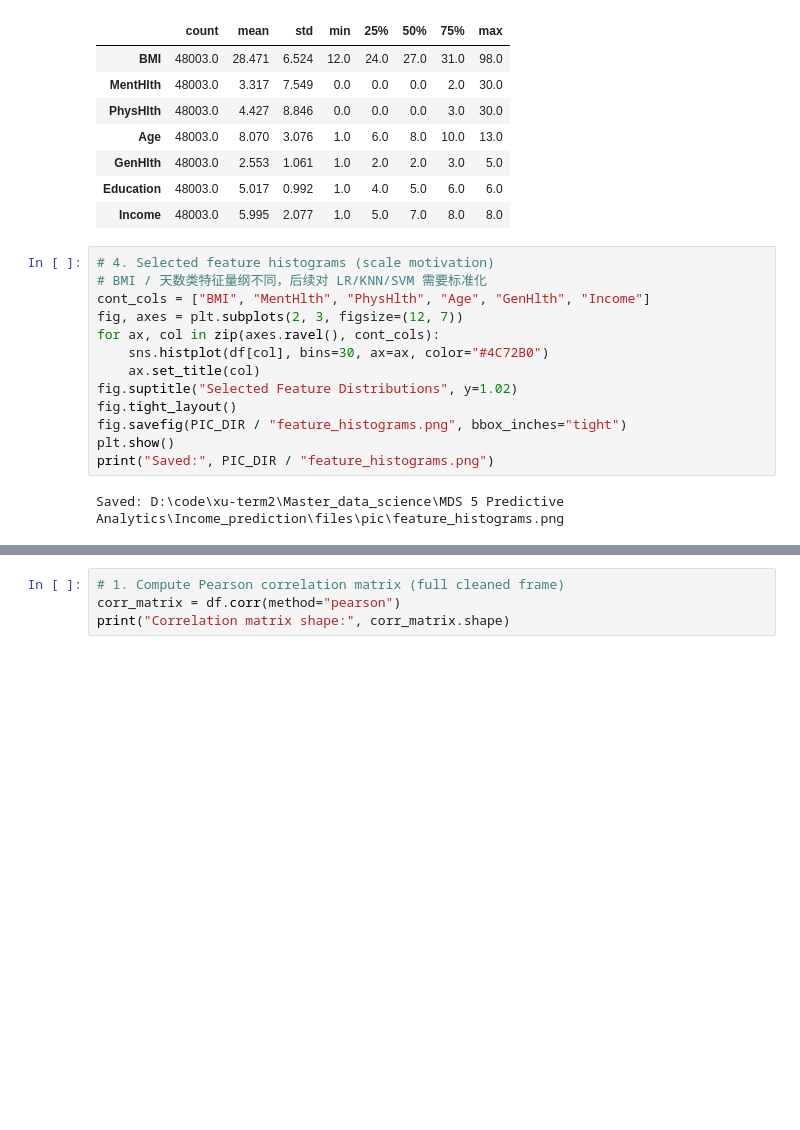
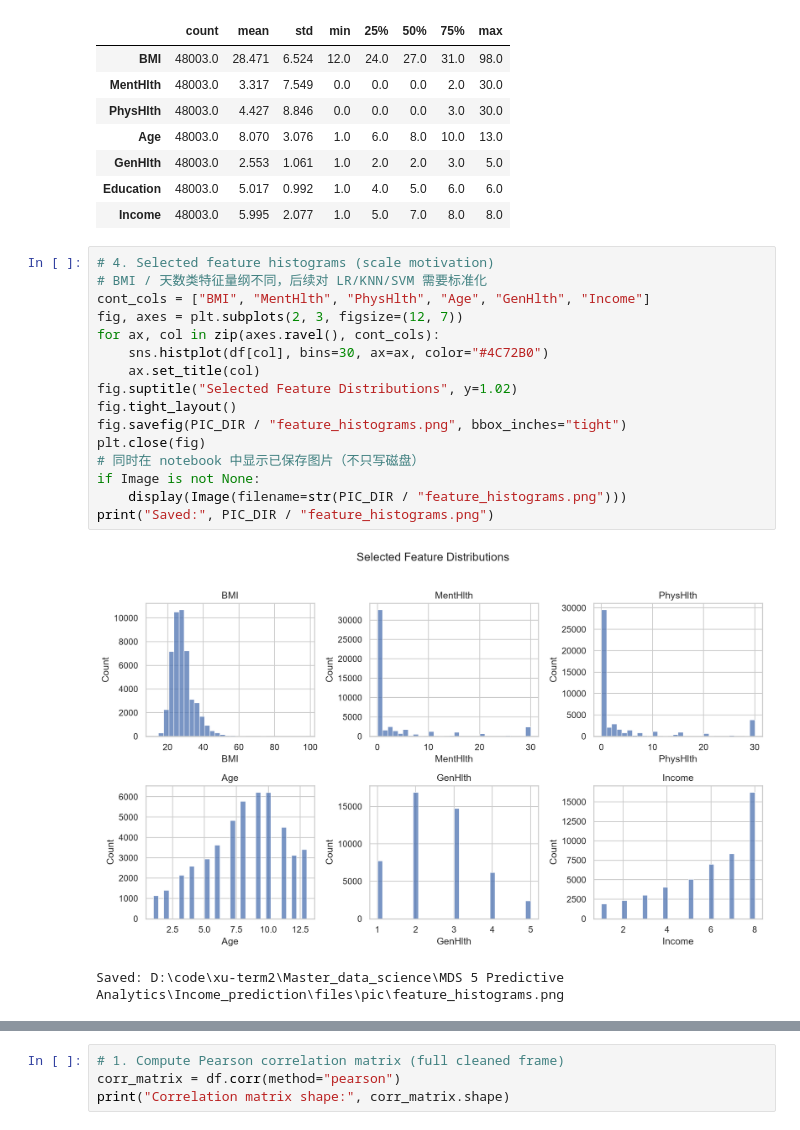
Before and after one commit to nikk909/mds5_Income_prediction, a Jupyter notebook: diabetes_ml_benchmark.ipynb, the cells around one changed output, grey strips where cells are left out. Saved outputs shown, nothing was run; the diff lists cells and outputs as text; blank space fills up the shorter version.

```diff
--- a/diabetes_ml_benchmark.ipynb
+++ b/diabetes_ml_benchmark.ipynb
@@ -181,17 +177,21 @@ display(desc)
 # %%
 # 4. Selected feature histograms (scale motivation)
 # BMI / 天数类特征量纲不同，后续对 LR/KNN/SVM 需要标准化
 cont_cols = ["BMI", "MentHlth", "PhysHlth", "Age", "GenHlth", "Income"]
 fig, axes = plt.subplots(2, 3, figsize=(12, 7))
 for ax, col in zip(axes.ravel(), cont_cols):
     sns.histplot(df[col], bins=30, ax=ax, color="#4C72B0")
     ax.set_title(col)
 fig.suptitle("Selected Feature Distributions", y=1.02)
 fig.tight_layout()
 fig.savefig(PIC_DIR / "feature_histograms.png", bbox_inches="tight")
-plt.show()
+plt.close(fig)
+# 同时在 notebook 中显示已保存图片（不只写磁盘）
+if Image is not None:
+    display(Image(filename=str(PIC_DIR / "feature_histograms.png")))
 print("Saved:", PIC_DIR / "feature_histograms.png")
 # %% [output]
+[figure, added]
 Saved: D:\code\xu-term2\Master_data_science\MDS 5 Predictive Analytics\Income_prediction\files\pic\feature_histograms.png
 # %%
 # 5. Boxplots of key features by diabetes class
```
Also changed, not shown: parts of 28 cells of this notebook, 3 other files.
